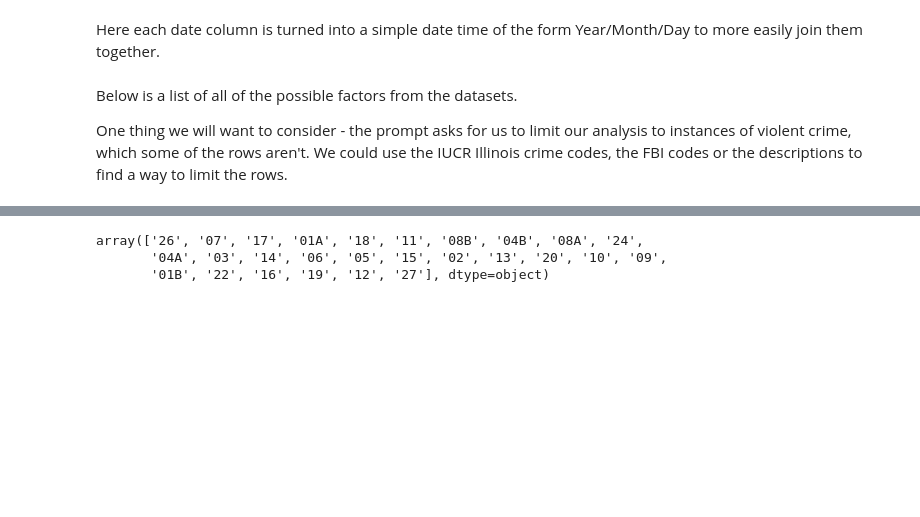
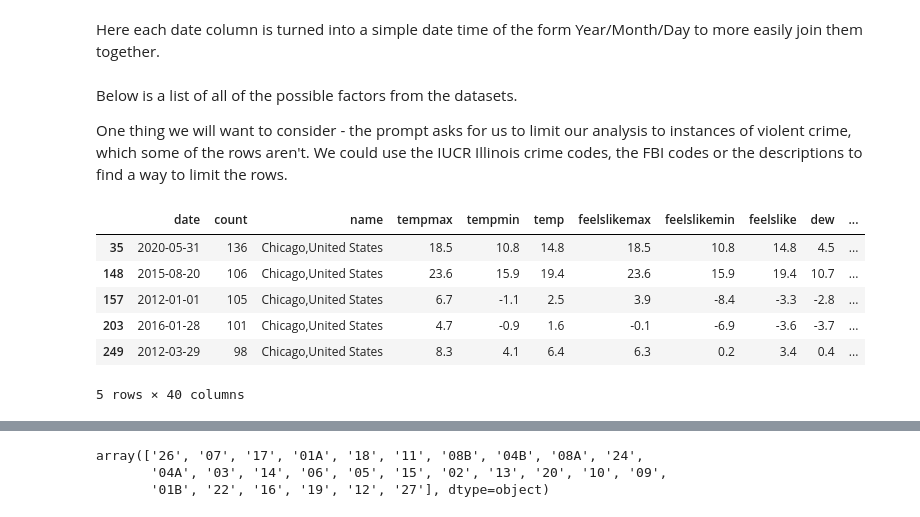
Before and after one commit to camilla47/CrimeCaseStudy, a Jupyter notebook: daisy.ipynb, the cells around one changed output, grey strips where cells are left out. Drawn from its saved outputs; the diff is of its cells as text; code cells hidden in the pictures; blank space fills up the shorter version.

```diff
--- a/daisy.ipynb
+++ b/daisy.ipynb
@@ -100,0 +109,13 @@ df = merged[['date',
+# %%
+merged2['day_of_week'] = pd.to_datetime(merged2['date']).dt.day_of_week
+merged2['year'] = pd.to_datetime(merged2['date']).dt.year
+merged2['month'] = pd.to_datetime(merged2['date']).dt.month
+merged2.head()
+# %% [output]
+|  | date | count | name | tempmax | tempmin | temp | feelslikemax | feelslikemin | feelslike | dew | ... |
+| 35 | 2020-05-31 | 136 | Chicago,United States | 18.5 | 10.8 | 14.8 | 18.5 | 10.8 | 14.8 | 4.5 | ... |
+| 148 | 2015-08-20 | 106 | Chicago,United States | 23.6 | 15.9 | 19.4 | 23.6 | 15.9 | 19.4 | 10.7 | ... |
+| 157 | 2012-01-01 | 105 | Chicago,United States | 6.7 | -1.1 | 2.5 | 3.9 | -8.4 | -3.3 | -2.8 | ... |
+| 203 | 2016-01-28 | 101 | Chicago,United States | 4.7 | -0.9 | 1.6 | -0.1 | -6.9 | -3.6 | -3.7 | ... |
+| 249 | 2012-03-29 | 98 | Chicago,United States | 8.3 | 4.1 | 6.4 | 6.3 | 0.2 | 3.4 | 0.4 | ... |
+5 rows × 40 columns
```
Also changed, not shown: parts of 17 cells of this notebook.
